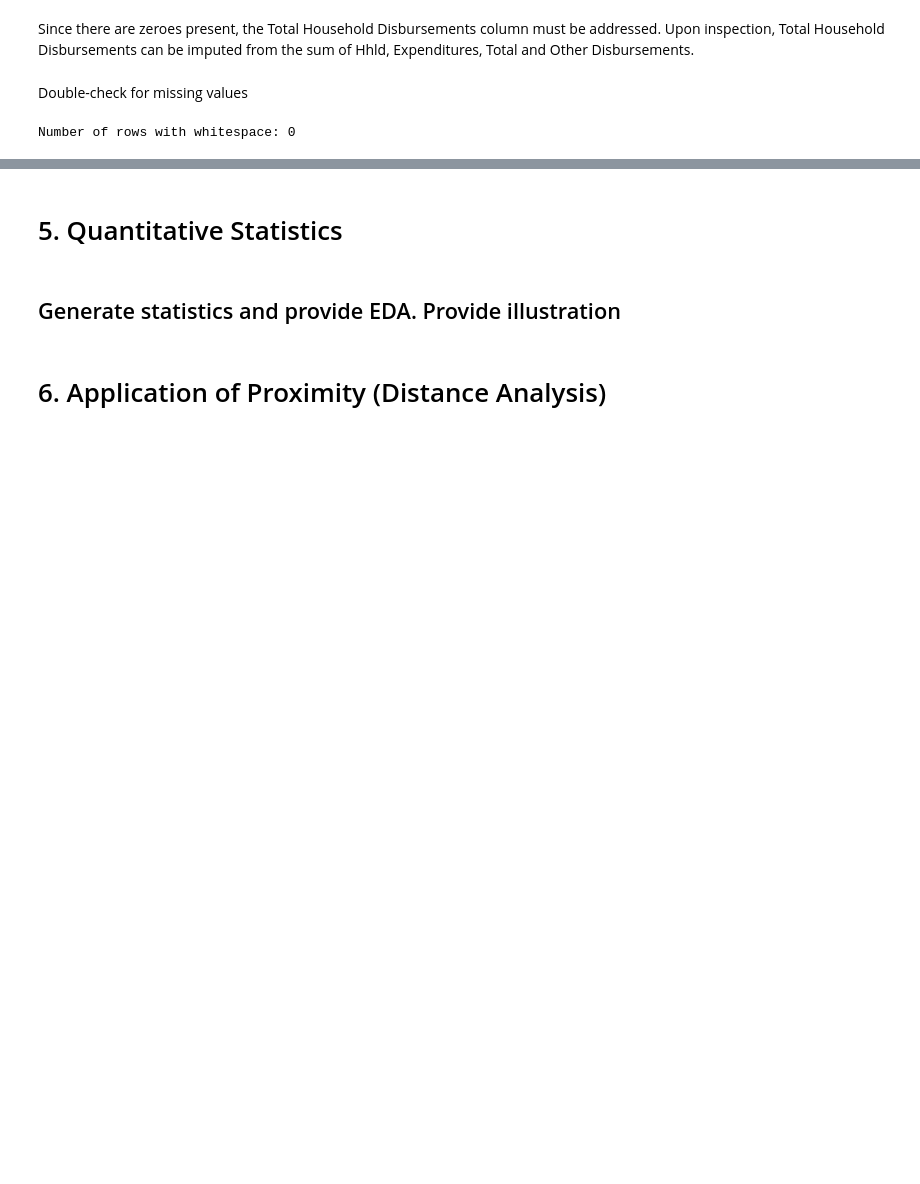
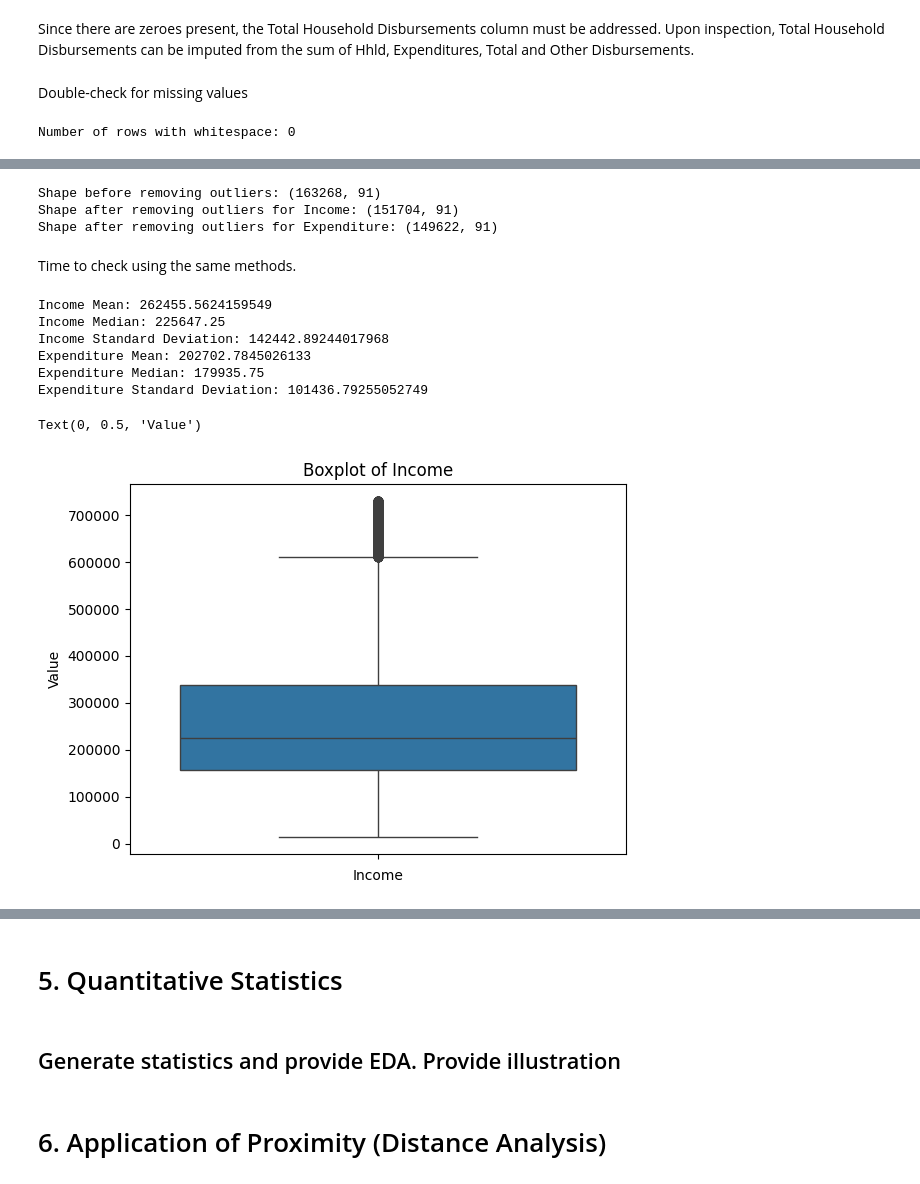
Before and after one commit to angelodelapaz/DataMiningPrelims, a Jupyter notebook: notebooks/01-EDA.ipynb, the cells around one changed output, grey strips where cells are left out. Saved outputs shown, nothing was run; the diff lists cells and outputs as text; code cells hidden in the pictures; blank space fills up the shorter version.

```diff
--- a/notebooks/01-EDA.ipynb
+++ b/notebooks/01-EDA.ipynb
@@ -210,7 +211,7 @@ to know the true number of missing values.
 def has_whitespace(val):
     return isinstance(val, str) and val.strip() == ''
 
-whitespace_rows = fies_df.map(has_whitespace).any(axis=1)
+whitespace_rows = removed_duplicates.map(has_whitespace).any(axis=1)
 
 whitespace_count = whitespace_rows.sum()
 
@@ -240,0 +302,14 @@ Number of rows with whitespace: 0
+# %%
+income_Q1 = removed_null['Hhld, Income, Total'].quantile(0.25)
+income_Q3 = removed_null['Hhld, Income, Total'].quantile(0.75)
+income_IQR = income_Q3 - income_Q1
+print(f"Income Q1: {income_Q1}")
+print(f"Income Q3: {income_Q3}")
+print(f"Income IQR: {income_IQR}")
+
+expenditure_Q1 = removed_null['Hhld, Expenditures, Total'].quantile(0.25)
+expenditure_Q3 = removed_null['Hhld, Expenditures, Total'].quantile(0.75)
+expenditure_IQR = expenditure_Q3 - expenditure_Q1
+print(f"Expenditure Q1: {expenditure_Q1}")
+print(f"Expenditure Q3: {expenditure_Q3}")
+print(f"Expenditure IQR: {expenditure_IQR}")
@@ -240,0 +323,60 @@ Number of rows with whitespace: 0
+# %%
+# Income
+removed_outliers = removed_null.copy()
+print('Shape before removing outliers:', removed_outliers.shape)
+lower_bound_income = income_Q1 - 1.5 * income_IQR
+upper_bound_income = income_Q3 + 1.5 * income_IQR
+upper_income = np.where(removed_outliers['Hhld, Income, Total'] >= upper_bound_income)[0]
+lower_income = np.where(removed_outliers['Hhld, Income, Total'] <= lower_bound_income)[0]
+
+removed_outliers.drop(index=upper_income, inplace=True)
+removed_outliers.drop(index=lower_income, inplace=True)
+print('Shape after removing outliers for Income:', removed_outliers.shape)
+
+# Expenditure
+lower_bound_expenditure = expenditure_Q1 - 1.5 * expenditure_IQR
+upper_bound_expenditure = expenditure_Q3 + 1.5 * expenditure_IQR
+removed_outliers.reset_index(drop=True, inplace=True)
+upper_expenditure = np.where(removed_outliers['Hhld, Expenditures, Total'] >= upper_bound_expenditure)[0]
+lower_expenditure = np.where(removed_outliers['Hhld, Expenditures, Total'] <= lower_bound_expenditure)[0]
+
+removed_outliers.drop(index=upper_expenditure, inplace=True)
+removed_outliers.drop(index=lower_expenditure, inplace=True)
+print('Shape after removing outliers for Expenditure:', removed_outliers.shape)
+# %% [output]
+Shape before removing outliers: (163268, 91)
+Shape after removing outliers for Income: (151704, 91)
+Shape after removing outliers for Expenditure: (149622, 91)
+# %% [markdown]
+Time to check using the same methods.
+# %%
+income_mean = removed_outliers['Hhld, Income, Total'].mean()
+income_median = removed_outliers['Hhld, Income, Total'].median()
+income_std = removed_outliers['Hhld, Income, Total'].std()
+
+print(f"Income Mean: {income_mean}")
+print(f"Income Median: {income_median}")
+print(f"Income Standard Deviation: {income_std}")
+
+expenditure_mean = removed_outliers['Hhld, Expenditures, Total'].mean()
+expenditure_median = removed_outliers['Hhld, Expenditures, Total'].median()
+expenditure_std = removed_outliers['Hhld, Expenditures, Total'].std()
+
+print(f"Expenditure Mean: {expenditure_mean}")
+print(f"Expenditure Median: {expenditure_median}")
+print(f"Expenditure Standard Deviation: {expenditure_std}")
+# %% [output]
+Income Mean: 262455.5624159549
+Income Median: 225647.25
+Income Standard Deviation: 142442.89244017968
+Expenditure Mean: 202702.7845026133
+Expenditure Median: 179935.75
+Expenditure Standard Deviation: 101436.79255052749
+# %%
+sns.boxplot(removed_outliers['Hhld, Income, Total'])
+plt.title('Boxplot of Income')
+plt.xlabel('Income')
+plt.ylabel('Value')
+# %% [output]
+Text(0, 0.5, 'Value')
+[figure, added]
```
Also changed, not shown: parts of 18 cells of this notebook.
